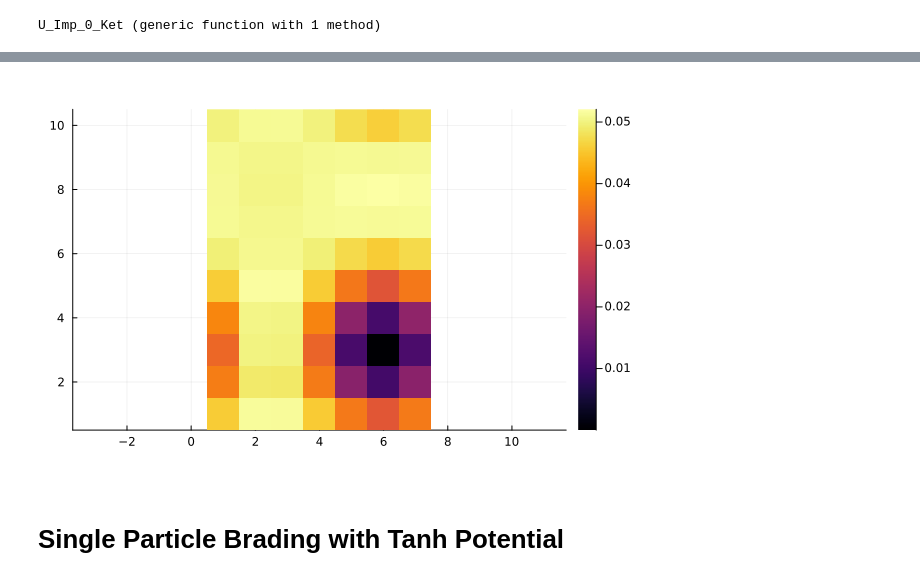
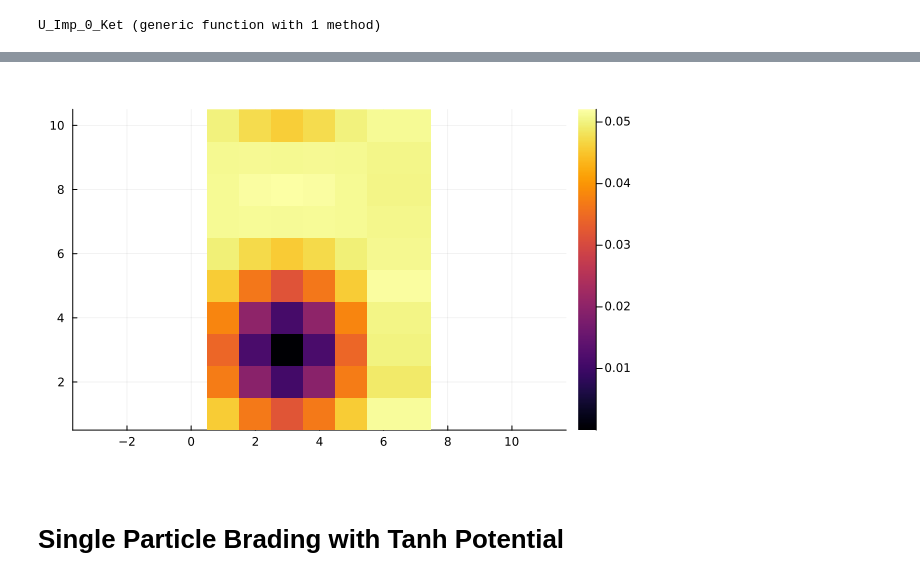
Before and after one commit to Umut-Can-Physics/Kagome-Lattice, a Jupyter notebook: My Numerical Calculations/Many-Body/Hofstadter/Hofstadter First Band Approximation.ipynb, the cells around one changed output, grey strips where cells are left out. Saved outputs shown, nothing was run; the diff lists cells and outputs as text; code cells hidden in the pictures.

```diff
--- a/My Numerical Calculations/Many-Body/Hofstadter/Hofstadter First Band Approximation.ipynb
+++ b/My Numerical Calculations/Many-Body/Hofstadter/Hofstadter First Band Approximation.ipynb
@@ -89,7 +97,7 @@ plot_square_lattice(Nx, Ny)
 # %% [markdown]
 For particle pinning: V0<0 & PN = 1, U = 0!
 # %%
-V0 = [0.4]; Imp_Site = [19]
+V0 = [0.1]; Imp_Site = [44]
 Impurity_Data = Impurity(V0, Imp_Site);
 # %%
 function Number_sub(N, sp_basis, P, Pt, basis_cut_sp, basis_cut_mb, basis_sub)
@@ -361,5 +380,6 @@ plot_square_lattice(Nx, Ny)
 # %% [output]
 [figure]
 # %%
-start_point_1 = Impurity_Data.Imp_Site[1]
+start_point_1 = 17
+#start_point_1 = Impurity_Data.Imp_Site[1]
 # %% [output]
@@ -367,5 +387,5 @@ start_point_1 = Impurity_Data.Imp_Site[1]
 # %%
-lens_1 = [2, 4, 2, 4]
+lens_1 = [2, 5, 2, 5]
 dirs_1 = [1, Nx, -1, -Nx]
 rec_path_1 = unique(rectangular_path(start_point_1,lens_1,dirs_1))
 # %% [output]
@@ -424,7 +448,7 @@ U_Imp_0 = hcat([U_Imp_0[i].data for i in 1:Degeneracy] ...);
 # %%
 U_first = copy(U_Imp_0);
 # %%
-delta_t = 0.01
+delta_t = 0.0015
 STEP = 0:delta_t:1
 length(STEP)
 # %% [output]
@@ -466,7 +492,7 @@ angle.(BerryEnergies)/pi
 # %%
-data1 = Get_Avg_Density(Nx, Ny, Degeneracy, N, Sub_Number_MB_Operator_List, basis_cut_mb, Eigen_List[100])'
+data1 = Get_Avg_Density(Nx, Ny, Degeneracy, N, Sub_Number_MB_Operator_List, basis_cut_mb, Eigen_List[1])'
 heatmap(Interp(data1, 1), aspect_ratio=:equal)
 # %% [output]
-[figure, old version]
+[figure, new version]
 # %% [markdown]
 # Single Particle Brading with Tanh Potential
```
Also changed, not shown: parts of 27 cells of this notebook, 4 other files.
